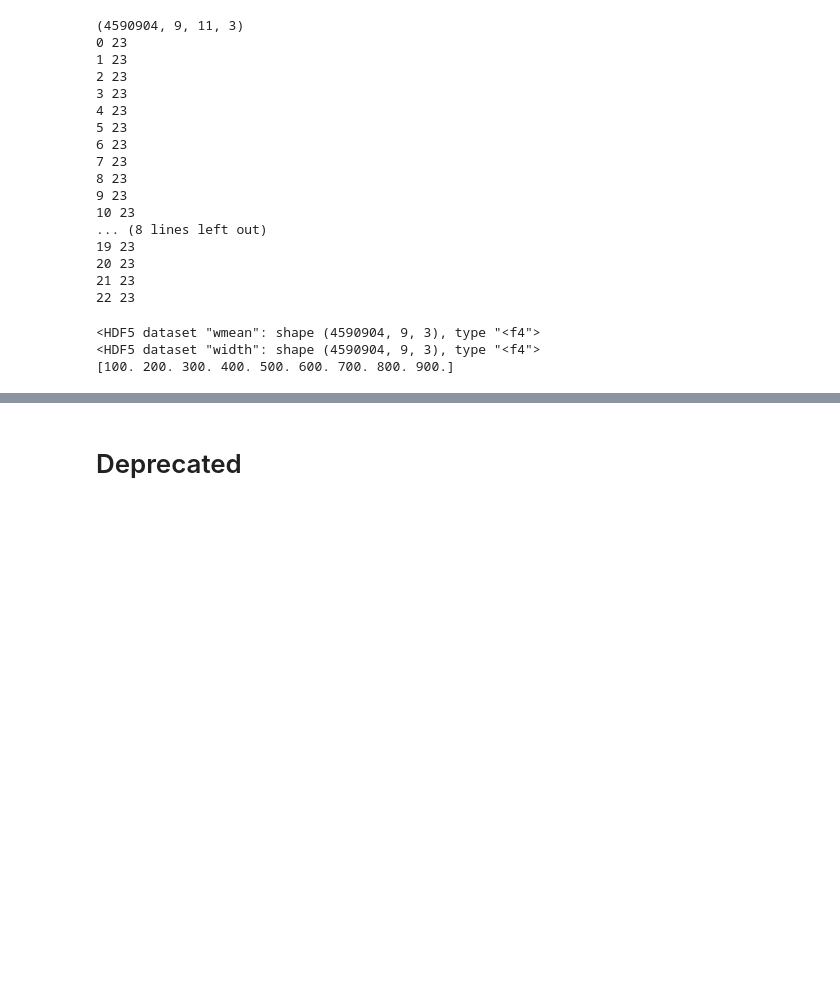
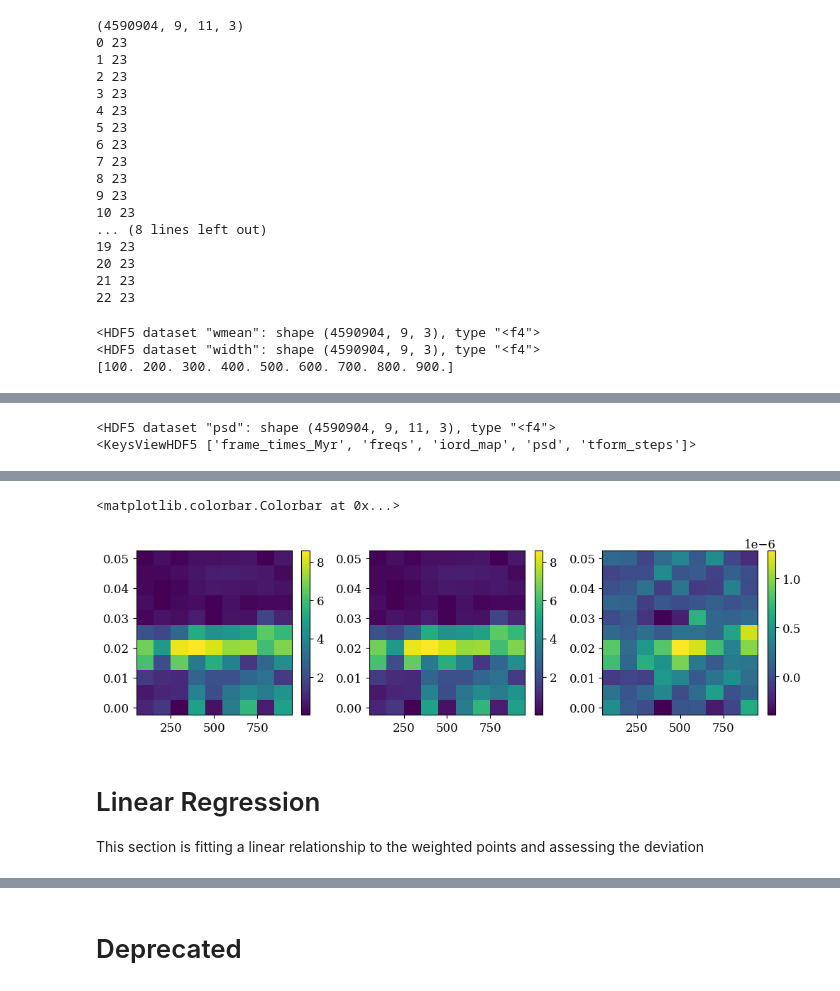
Before and after one commit to mmedeev/galaxy-simulation-analysis, a Jupyter notebook: src/08-frequency_analysis.ipynb, the cells around one changed output, grey strips where cells are left out. Cells and saved outputs as stored; diff of their text form; code cells hidden in the pictures; blank space fills up the shorter version.

Commit message:
feat: linear fitting and error tracking

```diff
--- a/src/08-frequency_analysis.ipynb
+++ b/src/08-frequency_analysis.ipynb
@@ -292,0 +261,74 @@ plt.show()
+# %%
+with h5py.File("../data/fft_results/isob10_stft_psd2.h5", "r") as f:
+    print(f['psd'])
+    aaa = f["psd"][0:10000, :, :, :]
+    print(f.keys())
+    t = f['frame_times_Myr'][:]
+    freqs = f['freqs'][:]
+
+with h5py.File("../data/isob10_stars.h5", "r") as f:
+    spatial = f['trajectories'][0:10000, :, 0]
+# %% [output]
+<HDF5 dataset "psd": shape (4590904, 9, 11, 3), type "<f4">
+<KeysViewHDF5 ['frame_times_Myr', 'freqs', 'iord_map', 'psd', 'tform_steps']>
+# %%
+print(aaa.shape)
+print(t, freqs)
+from scipy.signal import stft as scipystft
+
+precision = 3
+
+
+residuals = []
+
+for i in range(100):
+    cpu_data = spatial[i, :]
+
+
+    a, b, sxx = scipystft(
+        cpu_data.T,
+        fs = 1/10,
+        window = 'hann',
+        nperseg=20,
+        noverlap=10,
+        nfft=20,
+        boundary=None,
+        padded=False,
+        axis=-1,
+        scaling='psd'
+    )
+
+    #print(sxx.shape)
+
+    # spsd = np.round(np.abs(sxx),precision)
+    spsd = np.abs(sxx)
+
+    residual = np.round(aaa[i, :, :, 0].T, precision) - np.round(spsd, precision)
+    print(np.nansum(residual))
+
+    residuals.append(np.nansum(residual))
+
+
+
+test = np.asarray(residuals)
+print("max is", test.max())
+
+
+
+fig, axes = plt.subplots(ncols=3)
+fig.set_size_inches(4*3, 3)
+axes = axes.ravel()
+#ax.pcolormesh(t, freqs, aaa[9, :, :, 0].T)
+#ax.pcolormesh(t, freqs, spsd)
+ax = axes[0]
+im = ax.pcolormesh(t, freqs, aaa[99, :, :, 0].T)
+fig.colorbar(im, ax=ax)
+
+ax = axes[1]
+im = ax.pcolormesh(t, freqs, spsd)
+fig.colorbar(im, ax=ax)
+
+ax = axes[2]
+im = ax.pcolormesh(t, freqs, aaa[99, :, :, 0].T - spsd)
+fig.colorbar(im, ax=ax)
+# %% [output]
@@ -292,0 +352,5 @@ plt.show()
+<matplotlib.colorbar.Colorbar at 0x...>
+[figure, added]
+# %% [markdown]
+# Linear Regression
+This section is fitting a linear relationship to the weighted points and assessing the deviation
```
Also changed, not shown: parts of 18 cells of this notebook, 2 other files.
